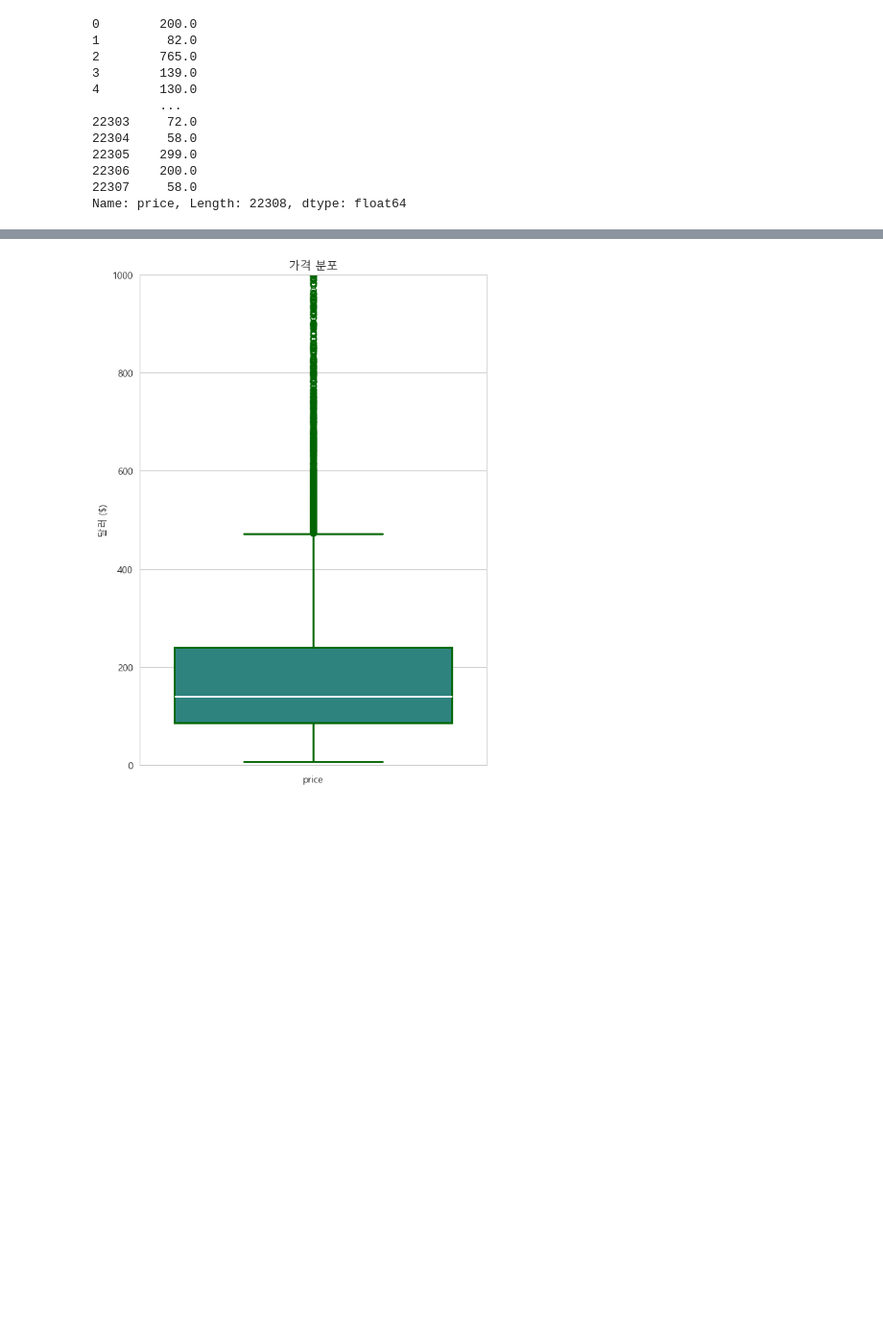
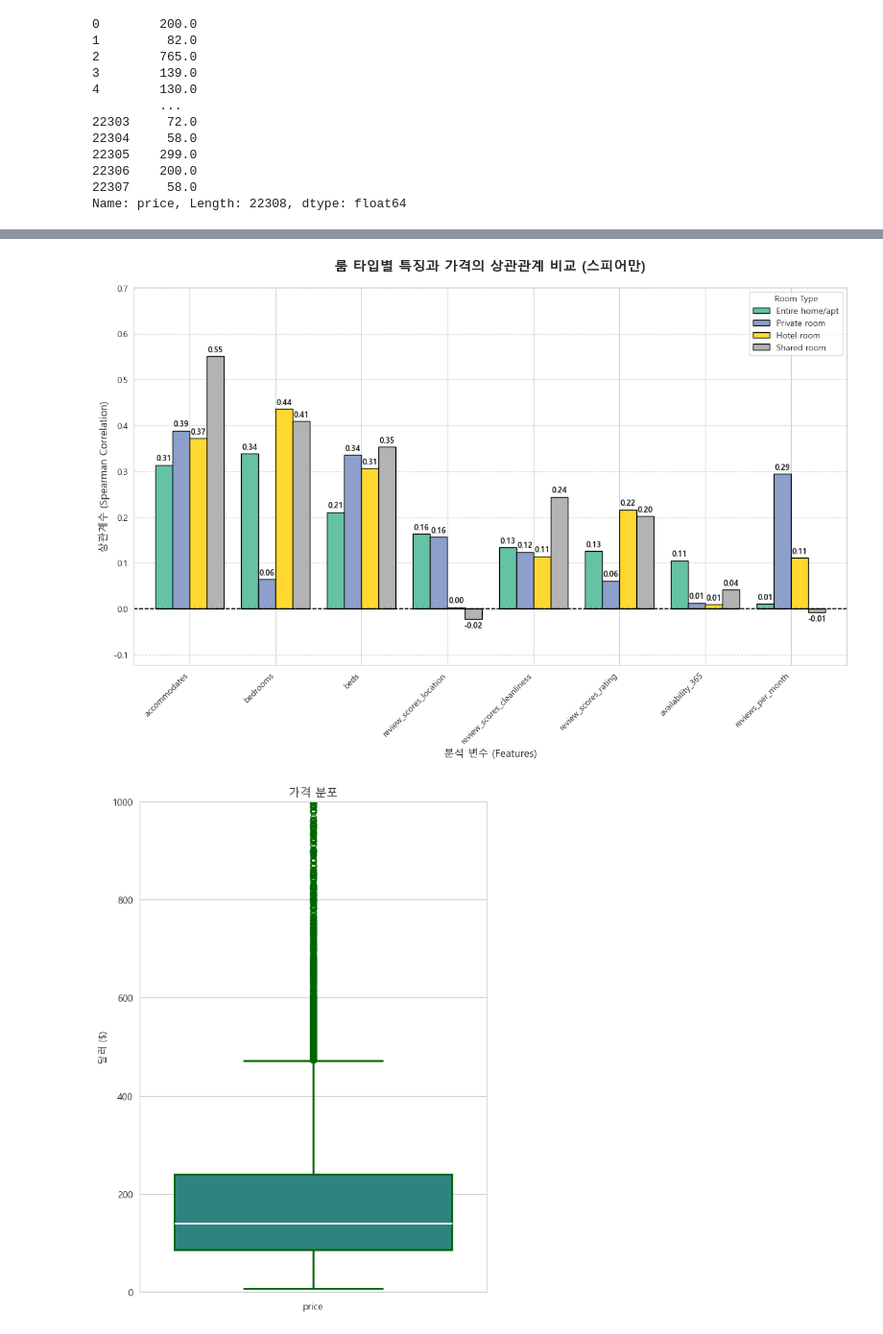
Before and after one commit to KyungminChang/data-analysis-project-BBB, a Jupyter notebook: 02_basic_statistics.ipynb, the cells around one changed output, grey strips where cells are left out. Shown at 96% size. Drawn from its saved outputs; the diff is of its cells as text; code cells hidden in the pictures; blank space fills up the shorter version.

```diff
--- a/02_basic_statistics.ipynb
+++ b/02_basic_statistics.ipynb
@@ -414,3 +468,57 @@ Name: price, Length: 22308, dtype: float64
+# %%
+# (1~4단계 데이터 전처리 부분은 아까와 동일하게 유지합니다)
+target_cols = [
+    'price', 'accommodates', 'bedrooms', 'beds',
+    'review_scores_location', 'review_scores_cleanliness',
+    'review_scores_rating', 'availability_365', 'reviews_per_month'
+]
+
+private_df = df_cleaned[df_cleaned['room_type'] == 'Private room'][target_cols]
+entire_df = df_cleaned[df_cleaned['room_type'] == 'Entire home/apt'][target_cols]
+hotel_df = df_cleaned[df_cleaned['room_type'] == 'Hotel room'][target_cols]
+shared_df = df_cleaned[df_cleaned['room_type'] == 'Shared room'][target_cols]
+
+private_corr = private_df.corr(method='spearman')['price'].rename('Private room')
+entire_corr = entire_df.corr(method='spearman')['price'].rename('Entire home/apt')
+hotel_corr = hotel_df.corr(method='spearman')['price'].rename('Hotel room')
+shared_corr = shared_df.corr(method='spearman')['price'].rename('Shared room')
+
+comparison_df = pd.concat([entire_corr, private_corr, hotel_corr, shared_corr], axis=1).drop('price')
+
+# ==========================================
+# 5. 막대 차트 시각화 (숫자 표시 기능 추가!)
+# ==========================================
+plt.rc('font', family='Malgun Gothic')
+plt.rcParams['axes.unicode_minus'] = False
+
+# ax 변수에 그래프를 담아줍니다.
+ax = comparison_df.plot(kind='bar', figsize=(15, 8), width=0.8, colormap='Set2', edgecolor='black')
+
+# 💡 핵심 추가: 막대마다 끝에 상관계수 값 표시하기
+for container in ax.containers:
+    ax.bar_label(container,
+                 fmt='%.2f',      # 소수점 둘째 자리까지 표시
+                 padding=3,       # 막대 끝과 숫자 사이의 간격
+                 fontsize=9,      # 숫자 크기 (너무 크면 겹치므로 약간 작게)
+                 fontweight='bold')
+
+# 그래프 디테일 꾸미기
+plt.title('룸 타입별 특징과 가격의 상관관계 비교 (스피어만)', fontsize=16, fontweight='bold', pad=20)
+plt.xlabel('분석 변수 (Features)', fontsize=12)
+plt.ylabel('상관계수 (Spearman Correlation)', fontsize=12)
+
+plt.xticks(rotation=45, ha='right')
+plt.axhline(0, color='black', linewidth=1.2, linestyle='--')
+plt.grid(axis='y', linestyle='--', alpha=0.7)
+
+# 막대 위에 숫자가 적히면서 그래프 천장을 뚫고 나갈 수 있으므로, y축 여백을 살짝 늘려줍니다.
+plt.ylim(comparison_df.min().min() - 0.1, comparison_df.max().max() + 0.15)
+
+plt.legend(title='Room Type', fontsize='10', loc='upper right')
+
+plt.show()
+# %% [output]
+[figure, added]
 # %%
 data_price = df[['price']]
 plt.figure(figsize=(6, 8))
```
Also changed, not shown: parts of 2 cells of this notebook, 1 other file.
